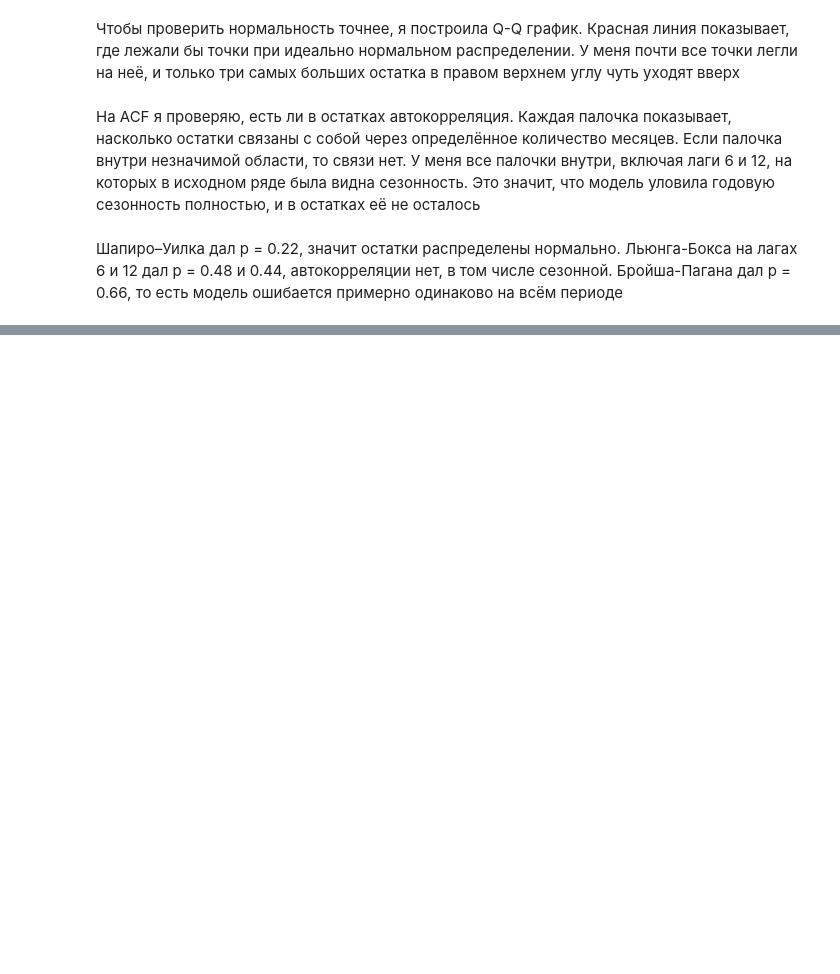
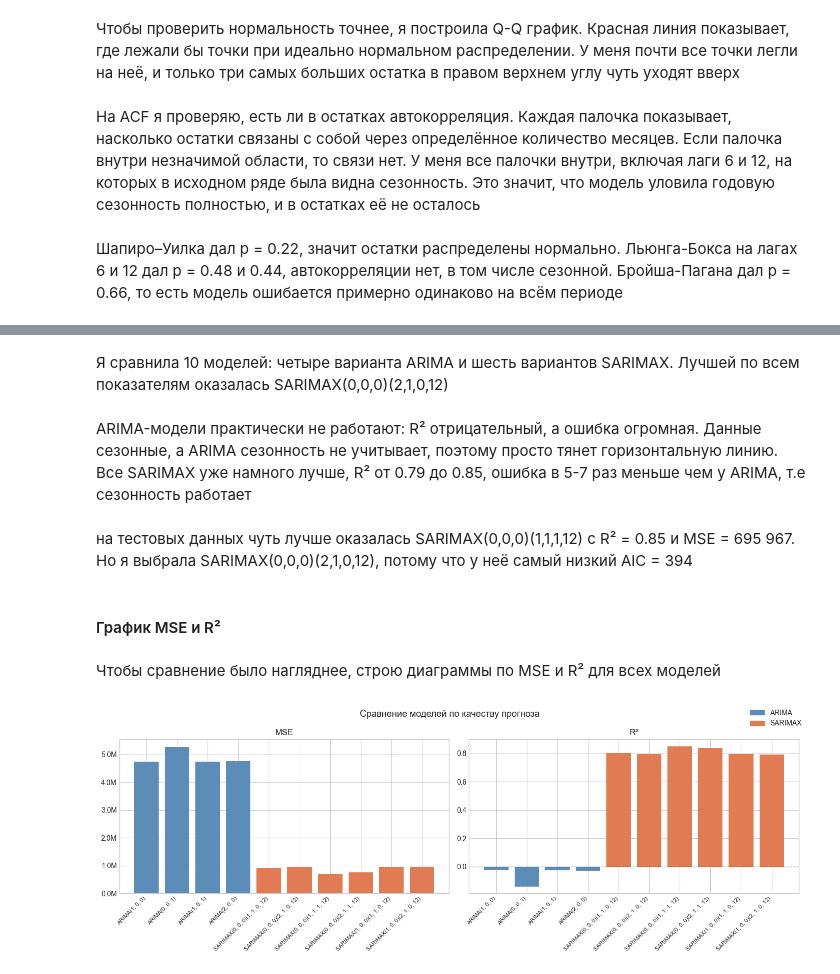
Before and after one commit to gureeva07/predictive_analytics_lab1, a Jupyter notebook: lab1.ipynb, the cells around one changed output, grey strips where cells are left out. Drawn from its saved outputs; the diff is of its cells as text; code cells hidden in the pictures; blank space fills up the shorter version.

Commit message:
Результаты и выводы о предпочтительной модели + реадми

```diff
--- a/lab1.ipynb
+++ b/lab1.ipynb
@@ -1055,0 +1130,45 @@ dtype: float64
+# %% [markdown]
+Я сравнила 10 моделей: четыре варианта ARIMA и шесть вариантов SARIMAX.
+Лучшей по всем показателям оказалась SARIMAX(0,0,0)(2,1,0,12)
+# %% [markdown]
+ARIMA-модели практически не работают: R² отрицательный, а ошибка огромная. Данные сезонные, а ARIMA сезонность не учитывает, поэтому просто тянет горизонтальную линию. Все SARIMAX уже намного лучше, R² от 0.79 до 0.85, ошибка в 5-7 раз меньше чем у ARIMA, т.е сезонность работает
+# %% [markdown]
+на тестовых данных чуть лучше оказалась SARIMAX(0,0,0)(1,1,1,12) с R² = 0.85 и MSE = 695 967. Но я выбрала SARIMAX(0,0,0)(2,1,0,12), потому что у неё самый низкий AIC = 394
+# %% [markdown]
+#### График MSE и R²
+# %% [markdown]
+Чтобы сравнение было нагляднее, строю диаграммы по MSE и R² для всех моделей
+# %%
+import matplotlib.pyplot as plt
+import matplotlib.ticker as mticker
+
+fig, axes = plt.subplots(1, 2, figsize=(14, 5))
+fig.suptitle('Сравнение моделей по качеству прогноза', fontsize=13)
+
+models = results_df.index.tolist()
+x = range(len(models))
+colors = ['#5b8db8' if 'ARIMA(' in m else '#e07b54' for m in models]
+
+# MSE
+axes[0].bar(x, results_df['MSE'], color=colors)
+axes[0].set_title('MSE')
+axes[0].set_xticks(list(x))
+axes[0].set_xticklabels(models, rotation=45, ha='right', fontsize=8)
+axes[0].yaxis.set_major_formatter(mticker.FuncFormatter(lambda v, _: f'{v/1e6:.1f}M'))
+
+# R²
+axes[1].bar(x, results_df['R²'], color=colors)
+axes[1].set_title('R²')
+axes[1].set_xticks(list(x))
+axes[1].set_xticklabels(models, rotation=45, ha='right', fontsize=8)
+axes[1].axhline(0, color='black', linewidth=0.8, linestyle='--')
+
+# Легенда
+from matplotlib.patches import Patch
+legend = [Patch(color='#5b8db8', label='ARIMA'), Patch(color='#e07b54', label='SARIMAX')]
+fig.legend(handles=legend, loc='upper right')
+
+plt.tight_layout()
+plt.show()
+# %% [output]
+[figure, added]
```
Also changed, not shown: parts of 34 cells of this notebook, 1 other file.
